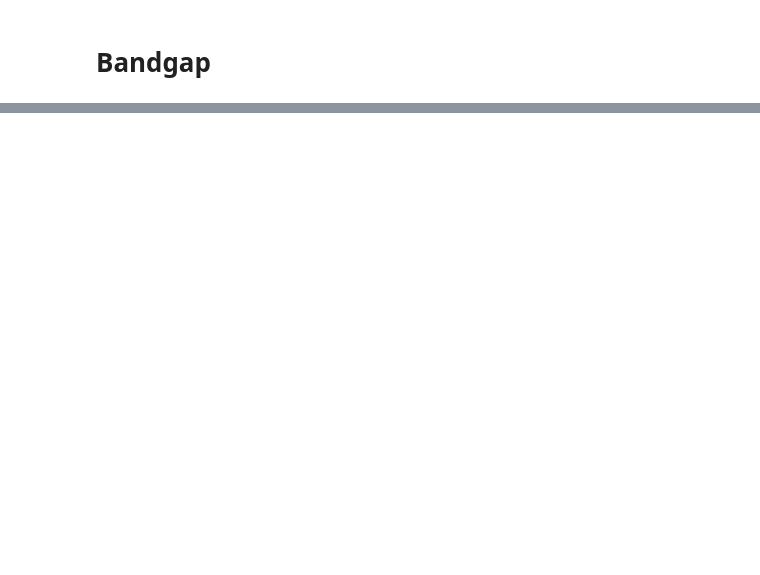
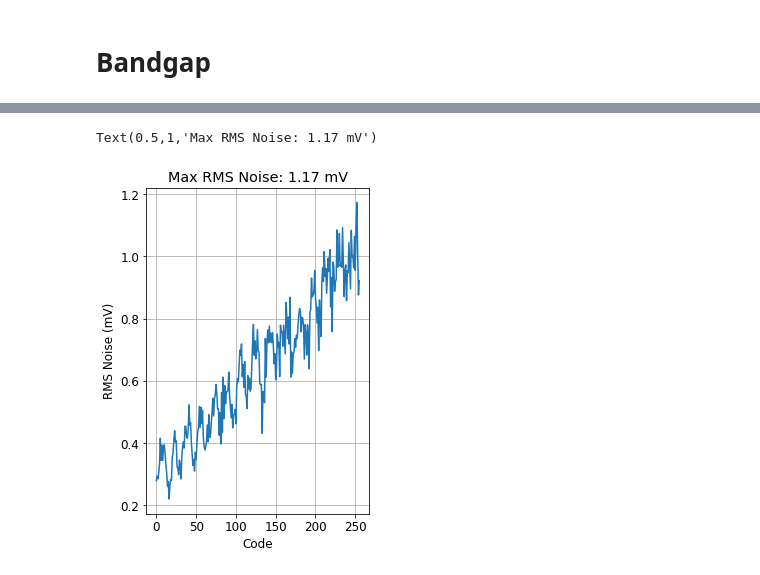
Before and after one commit to iiSmiley/span-ion-code, a Jupyter notebook: testing/plotting.ipynb, the cells around one changed output, grey strips where cells are left out. Cells and saved outputs as stored; diff of their text form; code cells hidden in the pictures; blank space fills up the shorter version.

```diff
--- a/testing/plotting.ipynb
+++ b/testing/plotting.ipynb
@@ -89,0 +145,11 @@ plt.grid(True)
+# %%
+code_noise_dict = dac.calc_noise(code_data_dict)
+code_vec, noise_vec = dict_format(code_noise_dict)
+plt.plot(code_vec, [1e3*x for x in noise_vec])
+plt.xlabel('Code')
+plt.ylabel('RMS Noise (mV)')
+plt.grid(True)
+plt.title(f'Max RMS Noise: {round(max(noise_vec)*1e3, 2)} mV')
+# %% [output]
+Text(0.5,1,'Max RMS Noise: 1.17 mV')
+[figure, added]
```
Also changed, not shown: parts of 12 cells of this notebook, 6 other files.
